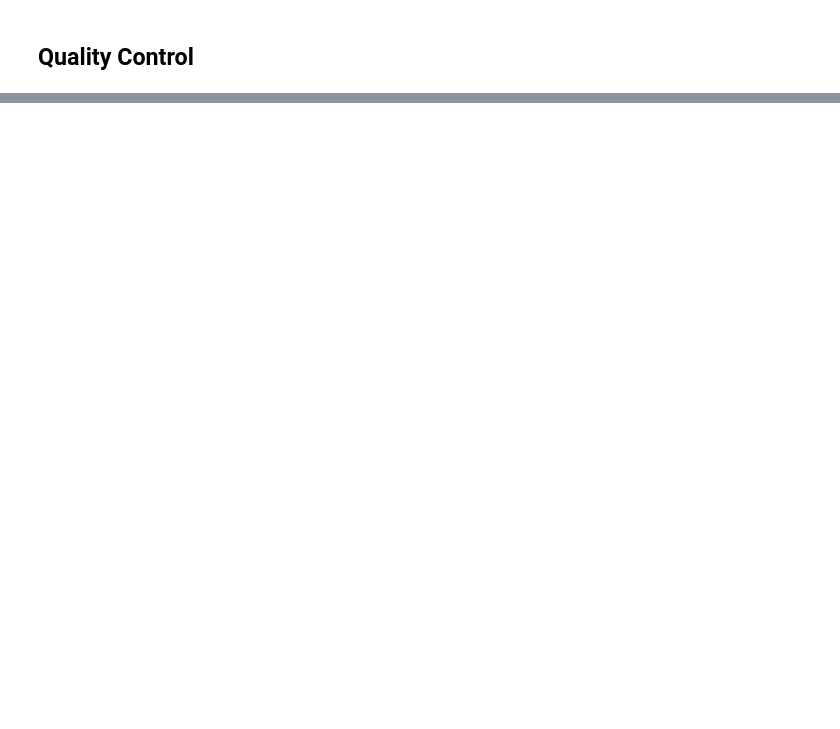
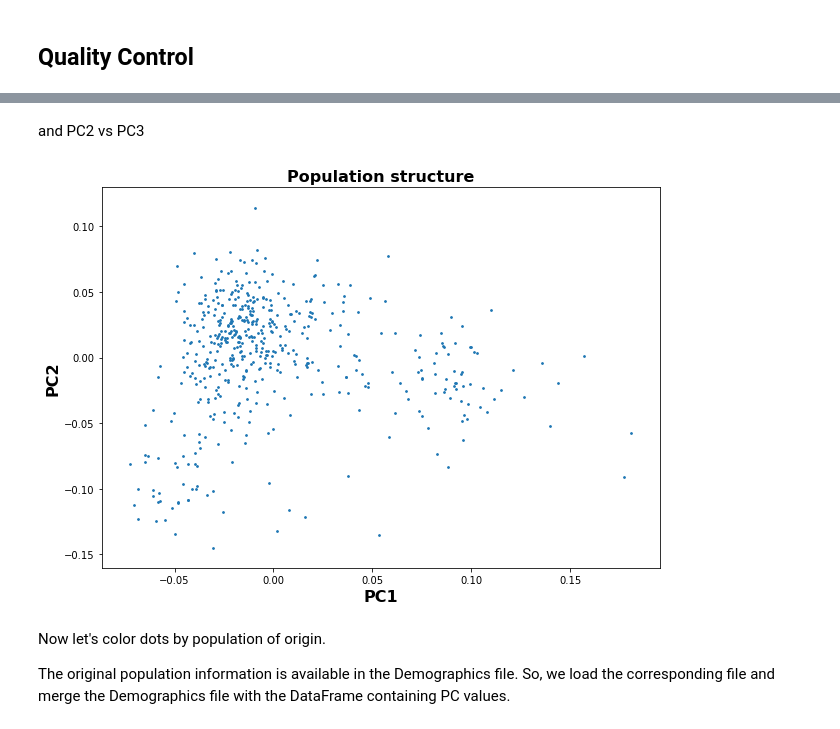
Before and after one commit to InfOmics/MUVIG, a Jupyter notebook: src/1-Preprocessing/2-QC_PCA.ipynb, the cells around one changed output, grey strips where cells are left out. Saved outputs shown, nothing was run; the diff lists cells and outputs as text; code cells hidden in the pictures; blank space fills up the shorter version.

```diff
--- a/src/1-Preprocessing/2-QC_PCA.ipynb
+++ b/src/1-Preprocessing/2-QC_PCA.ipynb
@@ -250,0 +303,16 @@ Text(0, 0.5, 'PC2')
+# %% [markdown]
+and PC2 vs PC3
+# %%
+#make a scatter plot of PC1 vs PC2
+plt.figure(figsize=(10, 7))
+plt.scatter(ppmi_pca.PC2, ppmi_pca.PC3.values, s=3)
+plt.title('Population structure', fontweight="bold", fontsize=16)
+plt.xlabel('PC1', fontweight="bold", fontsize=16)
+plt.ylabel('PC2', fontweight="bold", fontsize=16)
+plt.show()
+# %% [output]
+[figure, added]
+# %% [markdown]
+Now let's color dots by population of origin.
+
+The original population information is available in the Demographics file. So, we load the corresponding file and merge the Demographics file with the DataFrame containing PC values.
```
Also changed, not shown: parts of 116 cells of this notebook, 1 other file.
